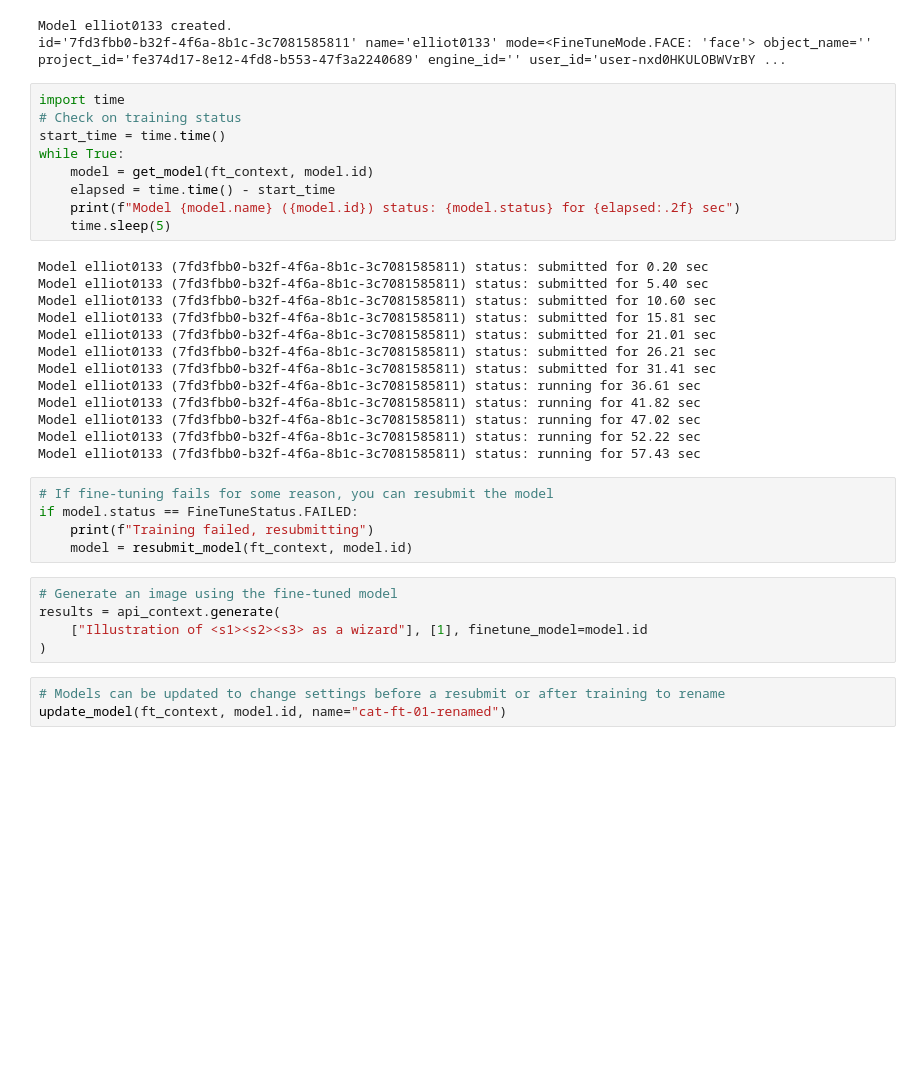
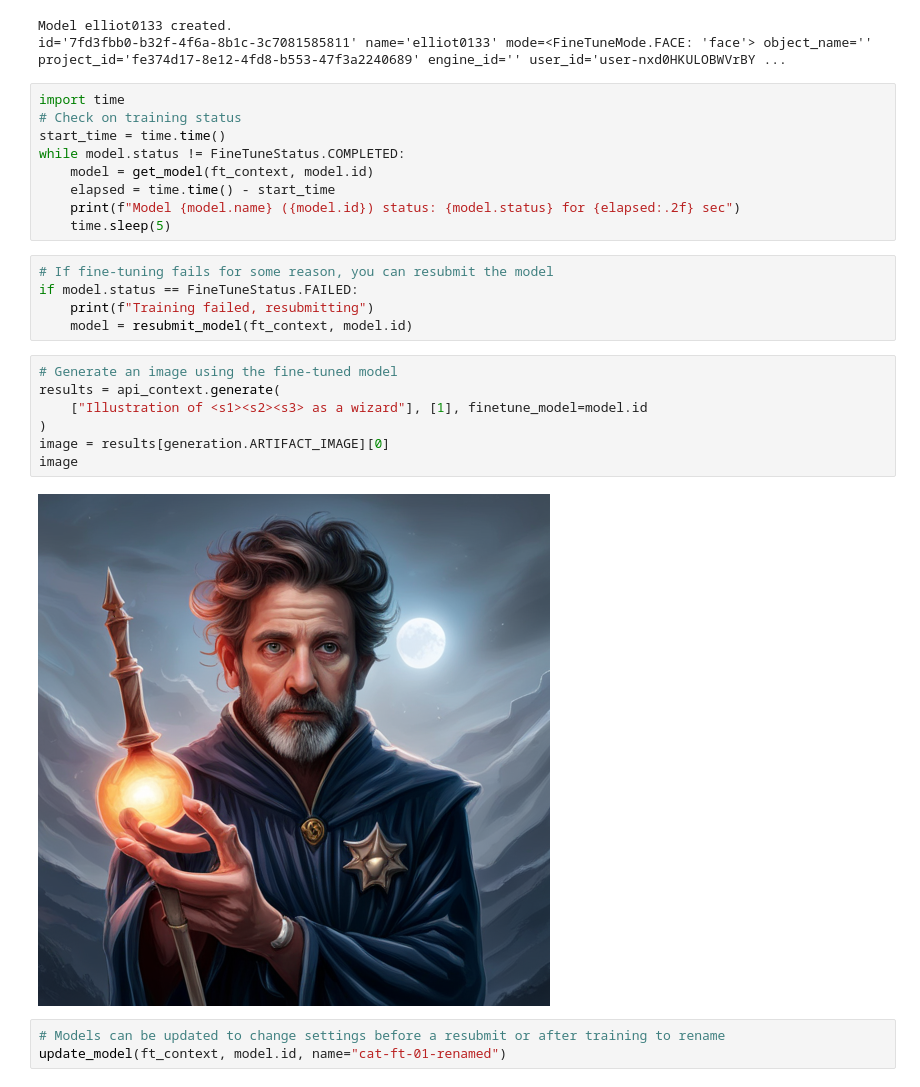
Before and after one commit to Stability-AI/stability-sdk, a Jupyter notebook: nbs/finetune.ipynb, the cells around one changed output. Drawn from its saved outputs; the diff is of its cells as text; blank space fills up the shorter version.

```diff
--- a/nbs/finetune.ipynb
+++ b/nbs/finetune.ipynb
@@ -112,24 +112,11 @@ id='7fd3fbb0-b32f-4f6a-8b1c-3c7081585811' name='elliot0133' mode=<FineTuneMode.F
 import time
 # Check on training status
 start_time = time.time()
-while True:
+while model.status != FineTuneStatus.COMPLETED:
     model = get_model(ft_context, model.id)
     elapsed = time.time() - start_time
     print(f"Model {model.name} ({model.id}) status: {model.status} for {elapsed:.2f} sec")
     time.sleep(5)
-# %% [output]
-Model elliot0133 (7fd3fbb0-b32f-4f6a-8b1c-3c7081585811) status: submitted for 0.20 sec
-Model elliot0133 (7fd3fbb0-b32f-4f6a-8b1c-3c7081585811) status: submitted for 5.40 sec
-Model elliot0133 (7fd3fbb0-b32f-4f6a-8b1c-3c7081585811) status: submitted for 10.60 sec
-Model elliot0133 (7fd3fbb0-b32f-4f6a-8b1c-3c7081585811) status: submitted for 15.81 sec
-Model elliot0133 (7fd3fbb0-b32f-4f6a-8b1c-3c7081585811) status: submitted for 21.01 sec
-Model elliot0133 (7fd3fbb0-b32f-4f6a-8b1c-3c7081585811) status: submitted for 26.21 sec
-Model elliot0133 (7fd3fbb0-b32f-4f6a-8b1c-3c7081585811) status: submitted for 31.41 sec
-Model elliot0133 (7fd3fbb0-b32f-4f6a-8b1c-3c7081585811) status: running for 36.61 sec
-Model elliot0133 (7fd3fbb0-b32f-4f6a-8b1c-3c7081585811) status: running for 41.82 sec
-Model elliot0133 (7fd3fbb0-b32f-4f6a-8b1c-3c7081585811) status: running for 47.02 sec
-Model elliot0133 (7fd3fbb0-b32f-4f6a-8b1c-3c7081585811) status: running for 52.22 sec
-Model elliot0133 (7fd3fbb0-b32f-4f6a-8b1c-3c7081585811) status: running for 57.43 sec
 # %%
 # If fine-tuning fails for some reason, you can resubmit the model
 if model.status == FineTuneStatus.FAILED:
@@ -138,8 +125,12 @@ if model.status == FineTuneStatus.FAILED:
 # %%
 # Generate an image using the fine-tuned model
 results = api_context.generate(
     ["Illustration of <s1><s2><s3> as a wizard"], [1], finetune_model=model.id
 )
+image = results[generation.ARTIFACT_IMAGE][0]
+image
+# %% [output]
+[figure, added]
 # %%
 # Models can be updated to change settings before a resubmit or after training to rename
 update_model(ft_context, model.id, name="cat-ft-01-renamed")
```
Also changed, not shown: 1 other file.
